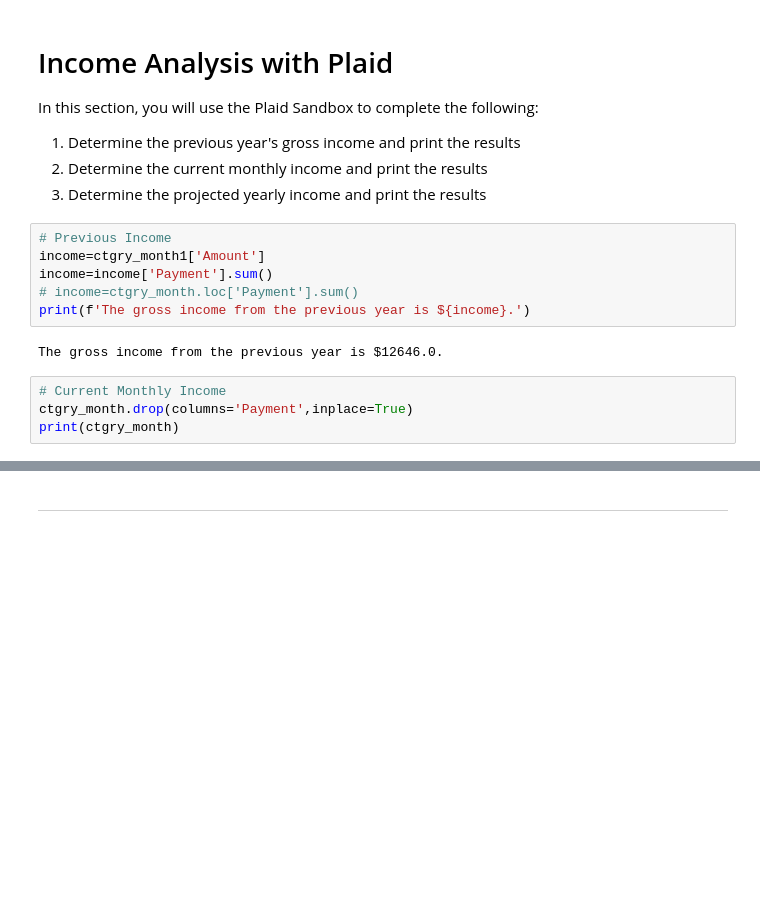
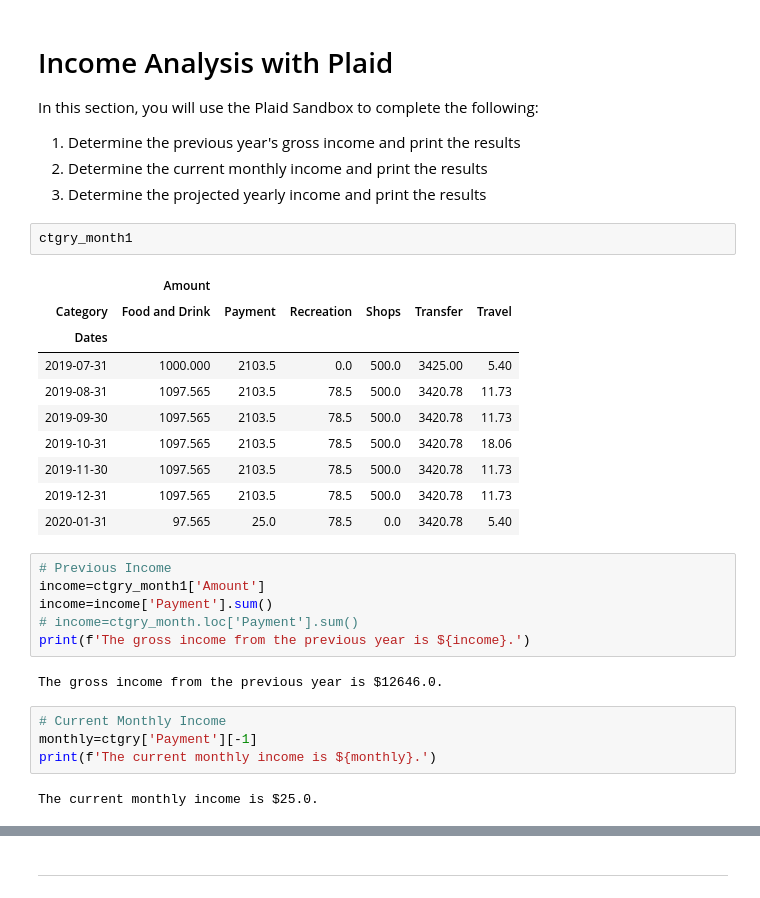
Before and after one commit to exposuretherapy/Learning-APIs, a Jupyter notebook: account_summary.ipynb, the cells around one changed output, grey strips where cells are left out. Saved outputs shown, nothing was run; the diff lists cells and outputs as text; blank space fills up the shorter version.

```diff
--- a/account_summary.ipynb
+++ b/account_summary.ipynb
@@ -247,6 +269,19 @@ In this section, you will use the Plaid Sandbox to complete the following:
 1. Determine the previous year's gross income and print the results
 2. Determine the current monthly income and print the results
 3. Determine the projected yearly income and print the results
+# %%
+ctgry_month1
+# %% [output]
+|  | Amount |  |  |  |  |  |
+| Category | Food and Drink | Payment | Recreation | Shops | Transfer | Travel |
+| Dates |  |  |  |  |  |  |
+| 2019-07-31 | 1000.000 | 2103.5 | 0.0 | 500.0 | 3425.00 | 5.40 |
+| 2019-08-31 | 1097.565 | 2103.5 | 78.5 | 500.0 | 3420.78 | 11.73 |
+| 2019-09-30 | 1097.565 | 2103.5 | 78.5 | 500.0 | 3420.78 | 11.73 |
+| 2019-10-31 | 1097.565 | 2103.5 | 78.5 | 500.0 | 3420.78 | 18.06 |
+| 2019-11-30 | 1097.565 | 2103.5 | 78.5 | 500.0 | 3420.78 | 11.73 |
+| 2019-12-31 | 1097.565 | 2103.5 | 78.5 | 500.0 | 3420.78 | 11.73 |
+| 2020-01-31 | 97.565 | 25.0 | 78.5 | 0.0 | 3420.78 | 5.40 |
 # %%
 # Previous Income
 income=ctgry_month1['Amount']
@@ -255,7 +290,9 @@ income=income['Payment'].sum()
 print(f'The gross income from the previous year is ${income}.')
 # %% [output]
 The gross income from the previous year is $12646.0.
-# %%
-# Current Monthly Income
-ctgry_month.drop(columns='Payment',inplace=True)
-print(ctgry_month)
+# %%
+# Current Monthly Income
+monthly=ctgry['Payment'][-1]
+print(f'The current monthly income is ${monthly}.')
+# %% [output]
+The current monthly income is $25.0.
```
Also changed, not shown: parts of 6 cells of this notebook.
